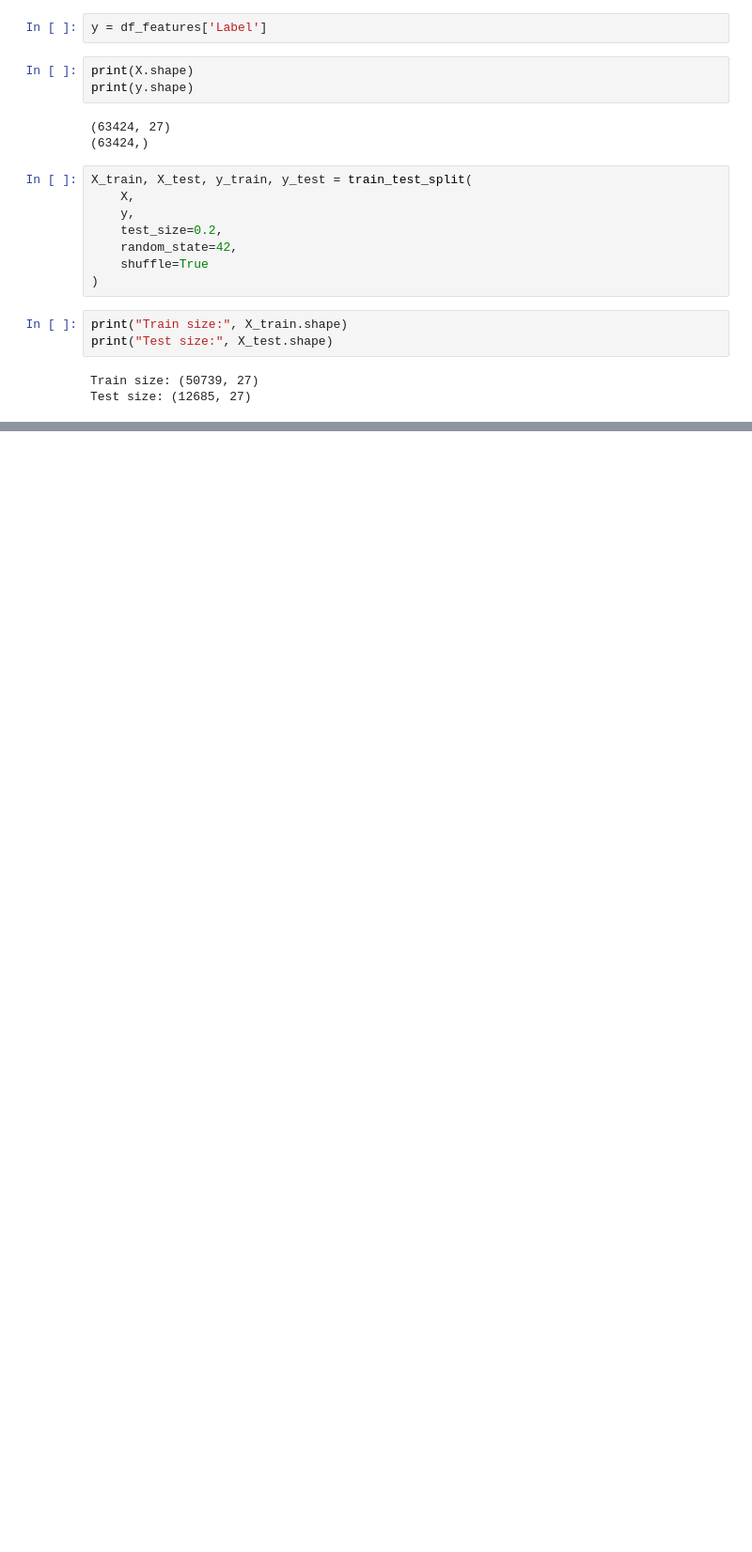
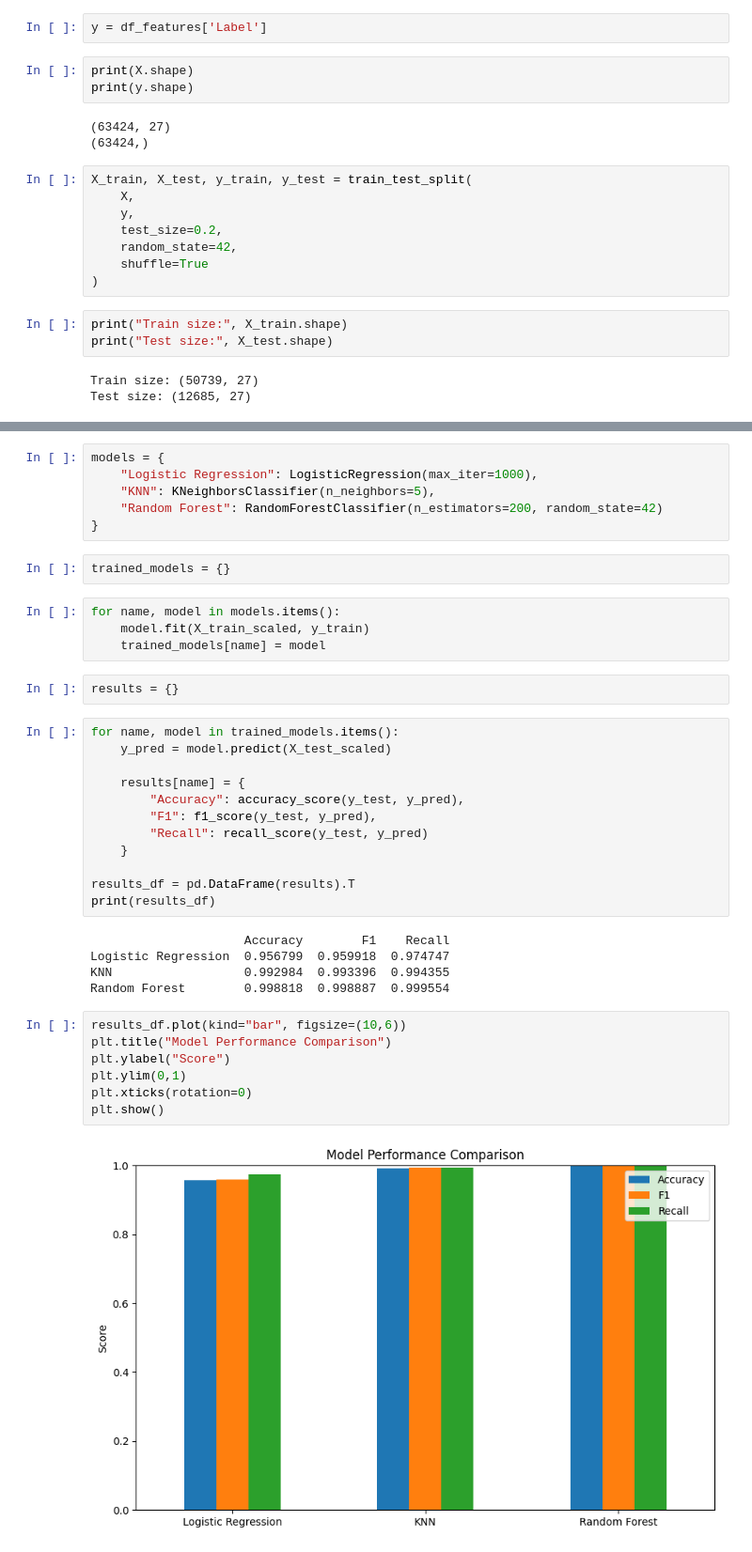
Before and after one commit to Zeecrow16/TF-ML-NIDS, a Jupyter notebook: training/supervised_cwt.ipynb, the cells around one changed output, grey strips where cells are left out. Shown at 94% size. Drawn from its saved outputs; the diff is of its cells as text; blank space fills up the shorter version.

Commit message:
Finalising results

```diff
--- a/training/supervised_cwt.ipynb
+++ b/training/supervised_cwt.ipynb
@@ -103,0 +75,40 @@ plt.show()
+# %%
+models = {
+    "Logistic Regression": LogisticRegression(max_iter=1000),
+    "KNN": KNeighborsClassifier(n_neighbors=5),
+    "Random Forest": RandomForestClassifier(n_estimators=200, random_state=42)
+}
+# %%
+trained_models = {}
+# %%
+for name, model in models.items():
+    model.fit(X_train_scaled, y_train)
+    trained_models[name] = model
+# %%
+results = {}
+# %%
+for name, model in trained_models.items():
+    y_pred = model.predict(X_test_scaled)
+
+    results[name] = {
+        "Accuracy": accuracy_score(y_test, y_pred),
+        "F1": f1_score(y_test, y_pred),
+        "Recall": recall_score(y_test, y_pred)
+    }
+
+results_df = pd.DataFrame(results).T
+print(results_df)
+# %% [output]
+                     Accuracy        F1    Recall
+Logistic Regression  0.956799  0.959918  0.974747
+KNN                  0.992984  0.993396  0.994355
+Random Forest        0.998818  0.998887  0.999554
+# %%
+results_df.plot(kind="bar", figsize=(10,6))
+plt.title("Model Performance Comparison")
+plt.ylabel("Score")
+plt.ylim(0,1)
+plt.xticks(rotation=0)
+plt.show()
+# %% [output]
+[figure, added]
```
Also changed, not shown: parts of 6 cells of this notebook.
